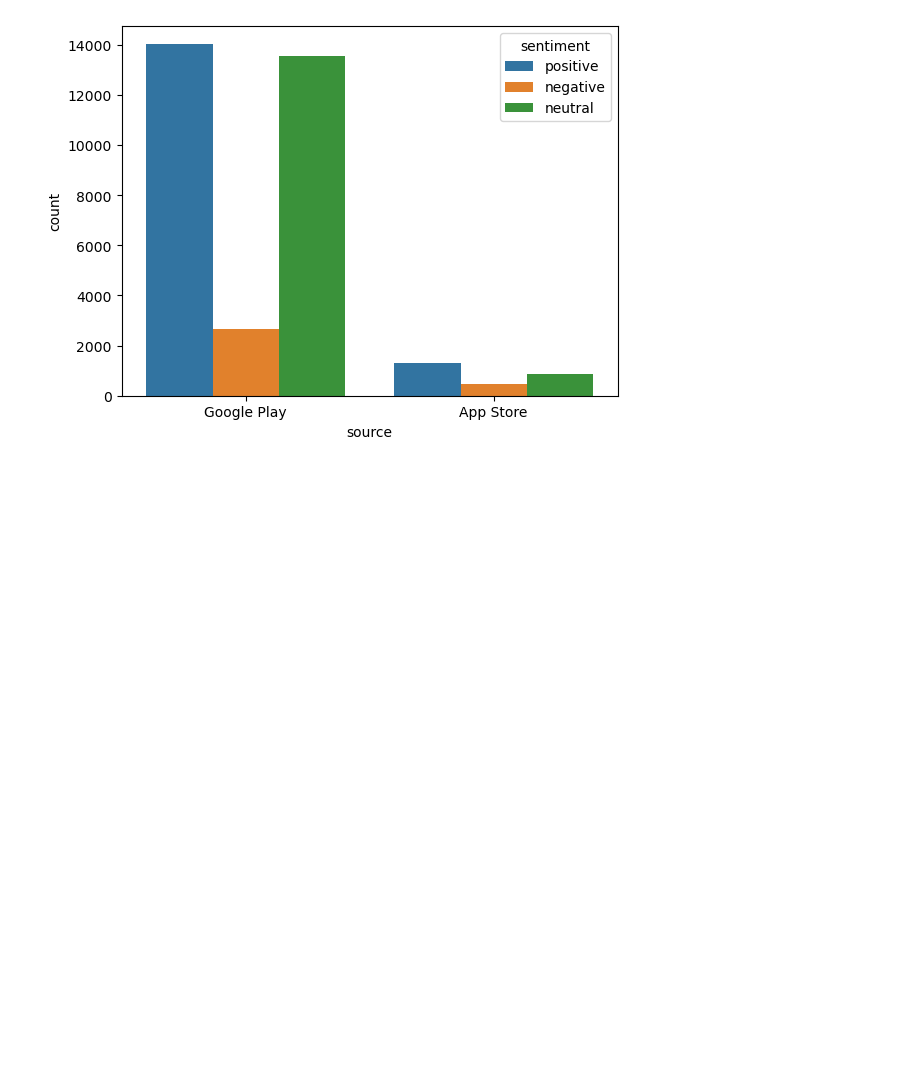
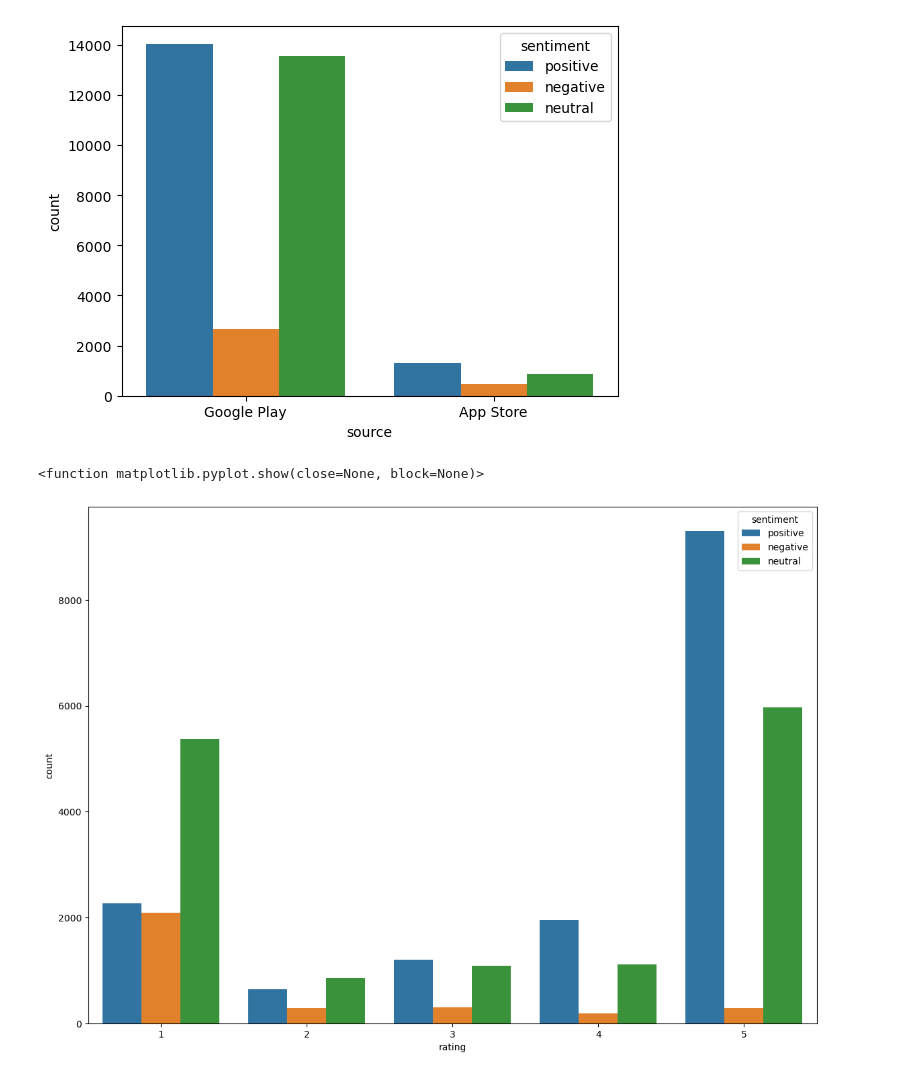
Before and after one commit to saiteja180/thread_app_rating_analysis, a Jupyter notebook: thread-app-rating-notebook.ipynb, the cells around one changed output. Drawn from its saved outputs; the diff is of its cells as text; code cells hidden in the pictures; blank space fills up the shorter version.

```diff
--- a/thread-app-rating-notebook.ipynb
+++ b/thread-app-rating-notebook.ipynb
@@ -169,3 +169,11 @@ plt.show
 # %% [output]
 <function matplotlib.pyplot.show(close=None, block=None)>
 [figure]
+# %%
+#visualize ratings w.r.t sentiment
+plt.figure(figsize=(14,10))
+sns.countplot(x='rating',data=df,hue='sentiment')
+plt.show
+# %% [output]
+<function matplotlib.pyplot.show(close=None, block=None)>
+[figure, added]
```
Also changed, not shown: parts of 4 cells of this notebook.
